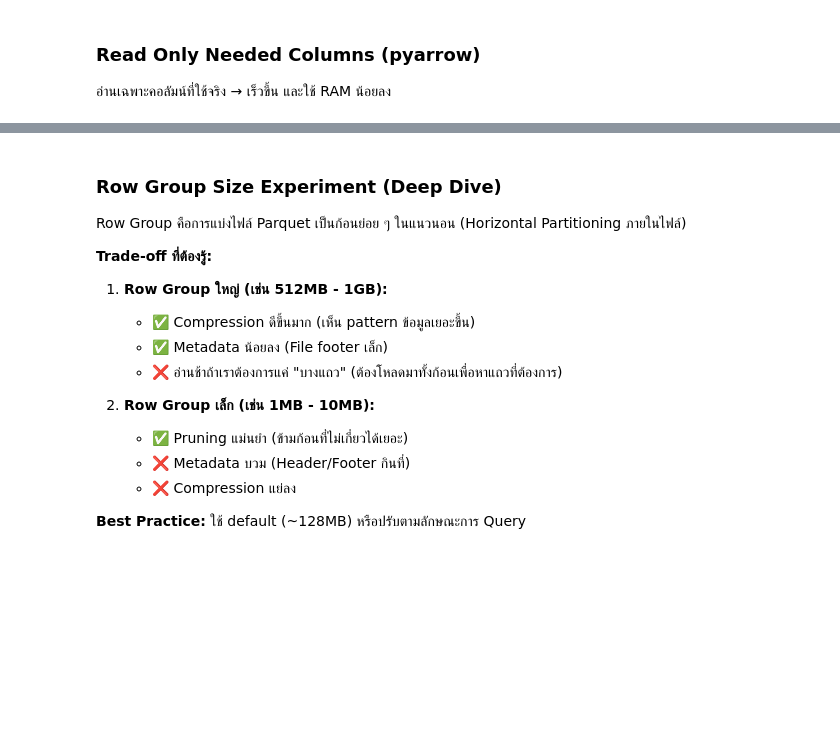
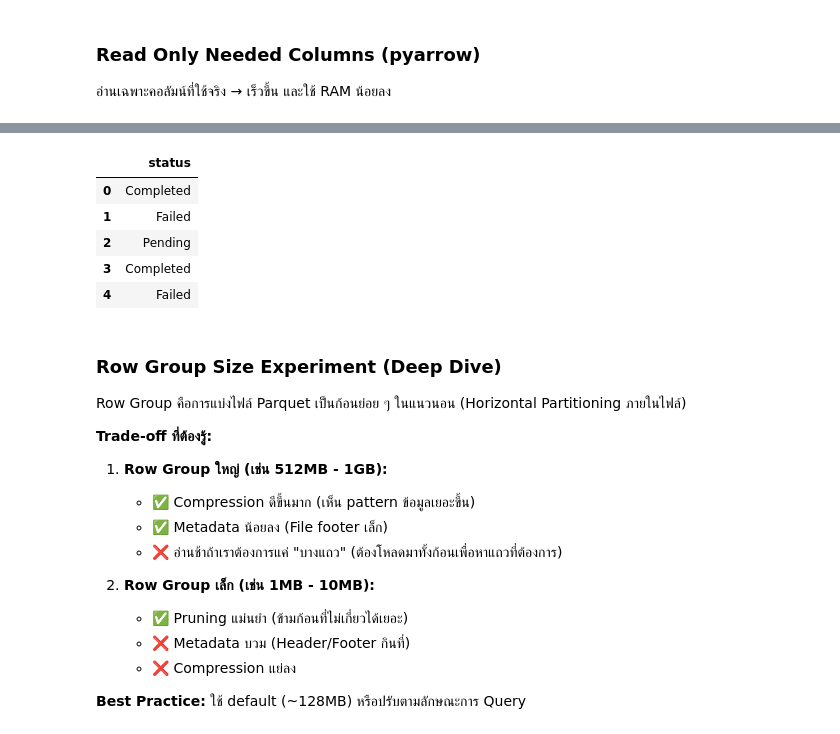
Before and after one commit to Eton-np/128-356-Big-Data, a Jupyter notebook: BigData_Week2_FileFormats_and_Storage.ipynb, the cells around one changed output, grey strips where cells are left out. Cells and saved outputs as stored; diff of their text form; code cells hidden in the pictures; blank space fills up the shorter version.

```diff
--- a/BigData_Week2_FileFormats_and_Storage.ipynb
+++ b/BigData_Week2_FileFormats_and_Storage.ipynb
@@ -393,5 +464,6 @@ print(f"เล็กลงกี่เท่า: {csv_mb / parquet_mb:.1f}x")
 import pyarrow.parquet as pq
 pf = pq.ParquetFile('data.parquet')
 # อ่านเฉพาะคอลัมน์ที่ต้องใช้
-subset = pf.read(columns=['status', 'value']).to_pandas()
+%time subset = pf.read(columns=['status']).to_pandas()
 subset.head()
+# %% [output]
@@ -398,3 +472,9 @@ subset.head()
+|  | status |
+| 0 | Completed |
+| 1 | Failed |
+| 2 | Pending |
+| 3 | Completed |
+| 4 | Failed |
 # %% [markdown]
 ### Row Group Size Experiment (Deep Dive)
 Row Group คือการแบ่งไฟล์ Parquet เป็นก้อนย่อย ๆ ในแนวนอน (Horizontal Partitioning ภายในไฟล์)
```
Also changed, not shown: parts of 23 cells of this notebook.
